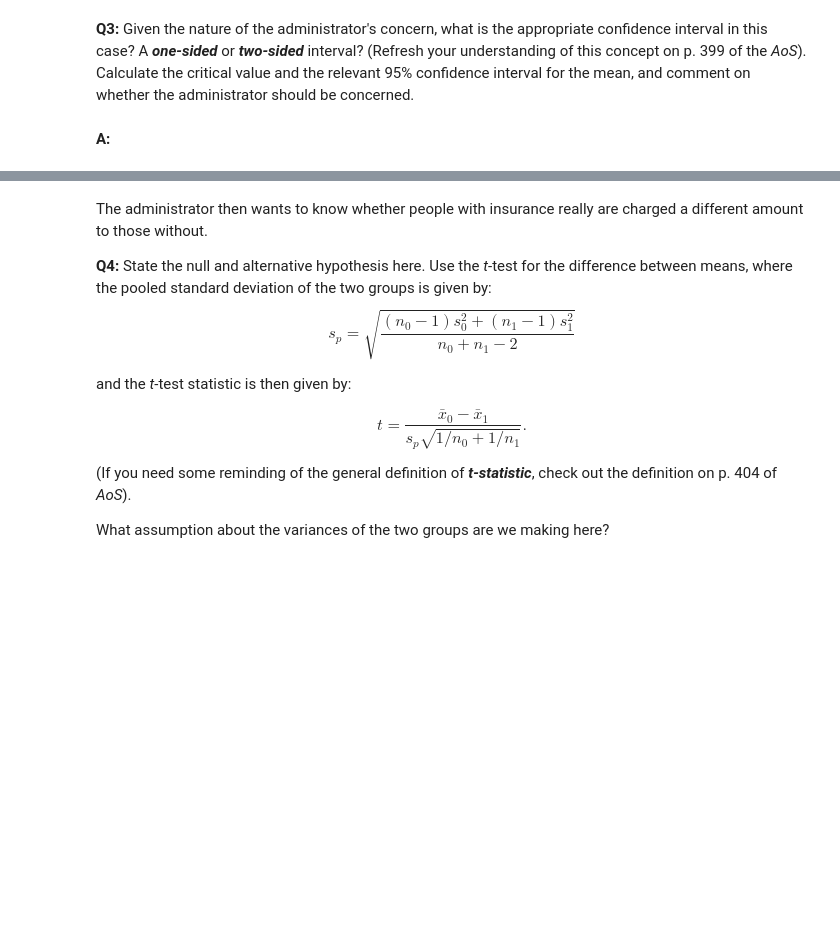
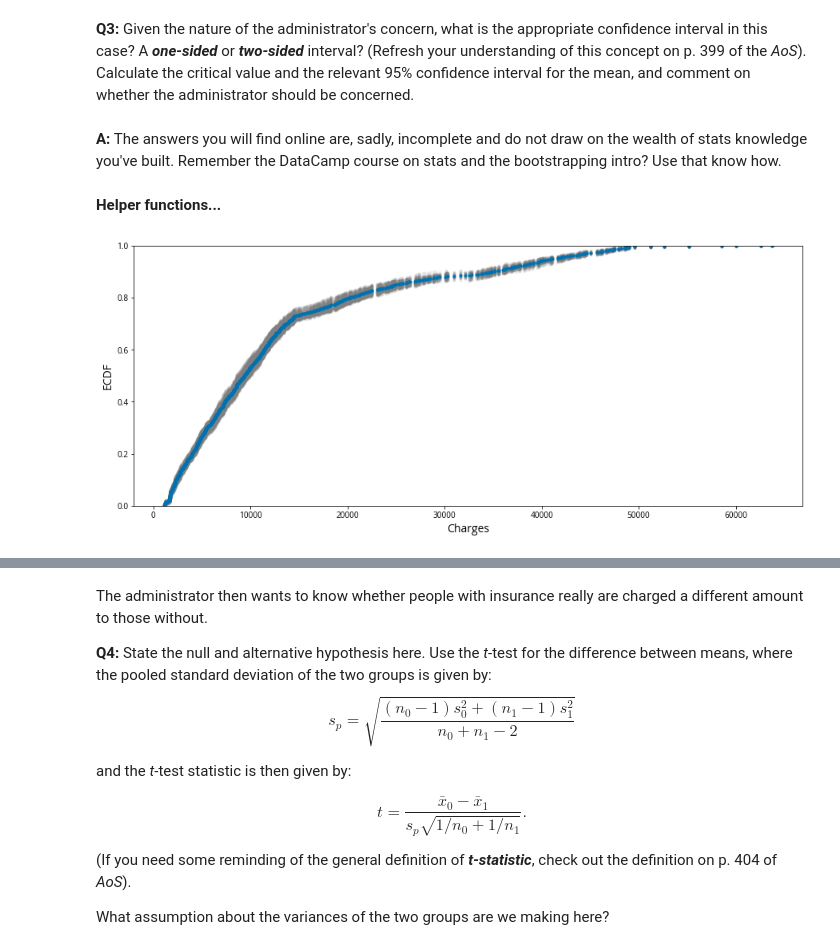
Before and after one commit to watchful-cluckets/springboard_dsci_career_track, a Jupyter notebook: unit_11_python_stats_eda/notebooks/frequentist_inference_case_study_part_b.ipynb, the cells around one changed output, grey strips where cells are left out. Cells and saved outputs as stored; diff of their text form; code cells hidden in the pictures; blank space fills up the shorter version.

```diff
--- a/unit_11_python_stats_eda/notebooks/frequentist_inference_case_study_part_b.ipynb
+++ b/unit_11_python_stats_eda/notebooks/frequentist_inference_case_study_part_b.ipynb
@@ -59,4 +150,6 @@ __A:__
 # %% [markdown]
 __Q3:__ Given the nature of the administrator's concern, what is the appropriate confidence interval in this case? A ***one-sided*** or ***two-sided*** interval? (Refresh your understanding of this concept on p. 399 of the *AoS*). Calculate the critical value and the relevant 95% confidence interval for the mean, and comment on whether the administrator should be concerned.
-# %% [markdown]
-__A:__
+# %% [markdown]
+__A:__ The answers you will find online are, sadly, incomplete and do not draw on the wealth of stats knowledge you've built. Remember the DataCamp course on stats and the bootstrapping intro? Use that know how.
+# %% [markdown]
+**Helper functions...**
@@ -62,0 +167,28 @@ __A:__
+# %%
+# set some useful constants
+SEED = 42
+N_BOOTS = 50
+N_REPLICATES = 10000
+ADMIN_GUESS = 12000
+
+# set random seed
+np.random.seed(SEED)
+
+# store the sample data
+charges_data = medical.charges
+# %%
+# iterate over the number of bootstrap resamplings you want
+for _ in range(N_BOOTS):
+
+    # Generate bootstrap sample
+    bs_sample = np.random.choice(charges_data, size=len(charges_data))
+
+    # Compute and plot ECDF from bootstrap sample
+    sns.ecdfplot(bs_sample, marker=".", linestyle="none", color='gray', alpha=0.05)
+
+# Compute and plot ECDF from original data
+sns.ecdfplot(charges_data, marker=".", linestyle="none")
+plt.xlabel("Charges");
+plt.ylabel("ECDF");
+# %% [output]
+[figure, added]
```
Also changed, not shown: parts of 24 cells of this notebook, 1 other file.
